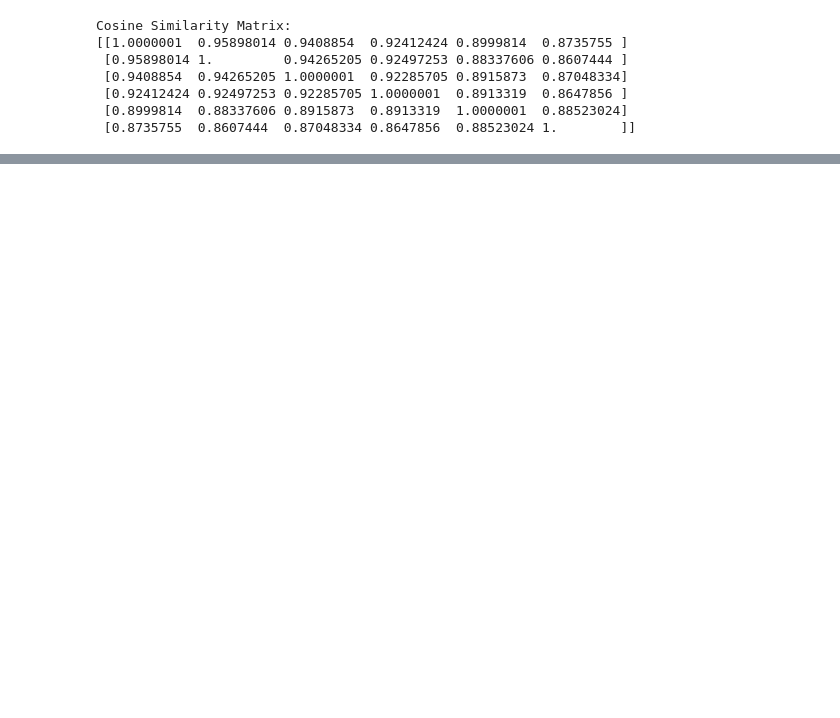
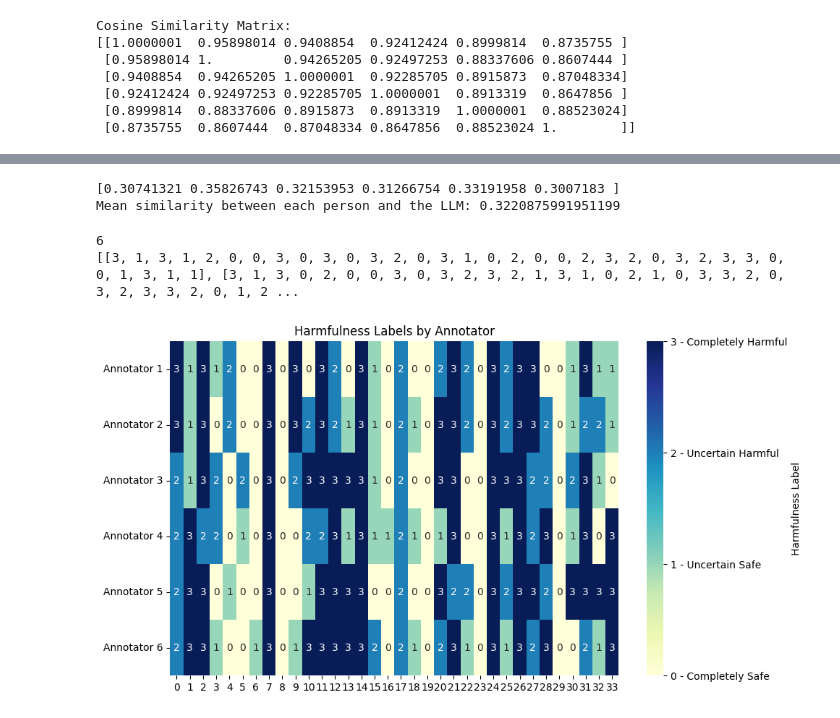
Before and after one commit to xenia-d/NLP-intent-classification, a Jupyter notebook: Intention_Analysis/similarity_analysis.ipynb, the cells around one changed output, grey strips where cells are left out. Saved outputs shown, nothing was run; the diff lists cells and outputs as text; code cells hidden in the pictures; blank space fills up the shorter version.

```diff
--- a/Intention_Analysis/similarity_analysis.ipynb
+++ b/Intention_Analysis/similarity_analysis.ipynb
@@ -100,3 +128,78 @@ Random Baseline Mean Pairwise Cosine Similarity: 0.7431037437031196
+# %%
+answers_with_llm = answers.copy()
+answers_with_llm.append(llm_answers)
+embeddings_with_llm = [model.encode(person_answers) for person_answers in answers_with_llm]
+similarities_matrix = np.zeros((len(embeddings_with_llm), len(embeddings_with_llm)))
+num_questions = len(answers_with_llm[0])  # Assuming all people answered the same number of questions
+
+for q in range(num_questions):
+    # Extract embeddings for the current question across all people
+    question_embeddings = [embeddings_with_llm[person][q] for person in range(len(embeddings_with_llm))]
+    similarity_matrix = cosine_similarity(question_embeddings)
+    similarities_matrix += similarity_matrix
+
+# Average the similarities over all questions
+similarities_matrix /= num_questions
+
+print(similarities_matrix[:-1,-1])
+
+# get mean similarity between each person and the LLM (last row/column)
+mean_similarities = np.mean(similarities_matrix[:-1, -1])
+print(f"Mean similarity between each person and the LLM: {mean_similarities}")
+# %% [output]
+[0.30741321 0.35826743 0.32153953 0.31266754 0.33191958 0.3007183 ]
+Mean similarity between each person and the LLM: 0.3220875991951199
+# %%
+annotations = pd.read_csv('Annotations/annotations_6.csv')
+# drop rows where not all 6 annotators have annotated
+annotations = annotations.groupby('id').filter(lambda x: x['annotator'].nunique() == 6)
+
+annotations = annotations.sort_values(["annotator", "id"])
+
+# group annotations by "annotator"
+grouped_annotations = annotations.groupby('annotator')
+
+# convert harmful_class labels to numbers
+harm_label_mapping = {"Completely Harmful": 3, "Uncertain Harmful": 2, "Uncertain Safe": 1, "Completely Safe": 0}
+
+list_of_harm_label = []
+for annotator, group in grouped_annotations:
+    list_of_harm_label.append([harm_label_mapping[label] for label in group["harmful_class"].tolist()])
+
+
+print(len(list_of_harm_label))
+print(list_of_harm_label)
+# %% [output]
+6
+[[3, 1, 3, 1, 2, 0, 0, 3, 0, 3, 0, 3, 2, 0, 3, 1, 0, 2, 0, 0, 2, 3, 2, 0, 3, 2, 3, 3, 0, 0, 1, 3, 1, 1], [3, 1, 3, 0, 2, 0, 0, 3, 0, 3, 2, 3, 2, 1, 3, 1, 0, 2, 1, 0, 3, 3, 2, 0, 3, 2, 3, 3, 2, 0, 1, 2 ...
+# %%
+# visualise the harm labels per annotator using a heatmap
+import seaborn as sns
+import matplotlib.pyplot as plt
+plt.figure(figsize=(10, 6))
+# sns.heatmap(list_of_harm_label, annot=True, cmap="YlGnBu", cbar_kws={'label': 'Harmfulness Level'}, yticklabels=[f'Annotator {i+1}' for i in range(len(list_of_harm_label))])
+
+# ...existing code...
+ax = sns.heatmap(
+    list_of_harm_label,
+    annot=True,
+    cmap="YlGnBu",
+    cbar_kws={'label': 'Harmfulness Label'},
+    yticklabels=[f'Annotator {i+1}' for i in range(len(list_of_harm_label))]
+)
+# Set colorbar ticks and labels
+colorbar = ax.collections[0].colorbar
+colorbar.set_ticks([0, 1, 2, 3])
+colorbar.set_ticklabels([
+    "0 - Completely Safe",
+    "1 - Uncertain Safe",
+    "2 - Uncertain Harmful",
+    "3 - Completely Harmful",
+])
+plt.title('Harmfulness Labels by Annotator')
+plt.show()
+# %% [output]
+[figure, added]
 # %%
 import scipy.stats as stats
 
```
Also changed, not shown: parts of 6 cells of this notebook.
